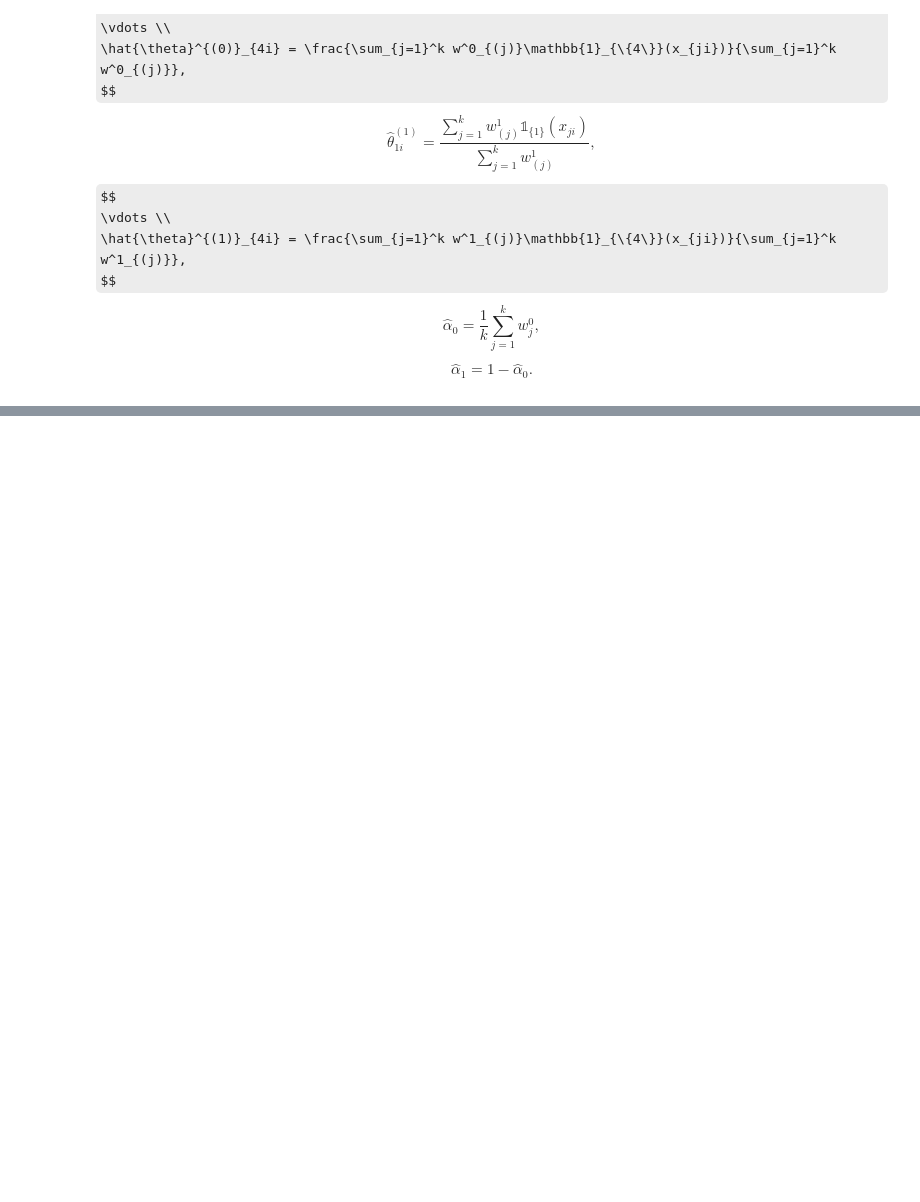
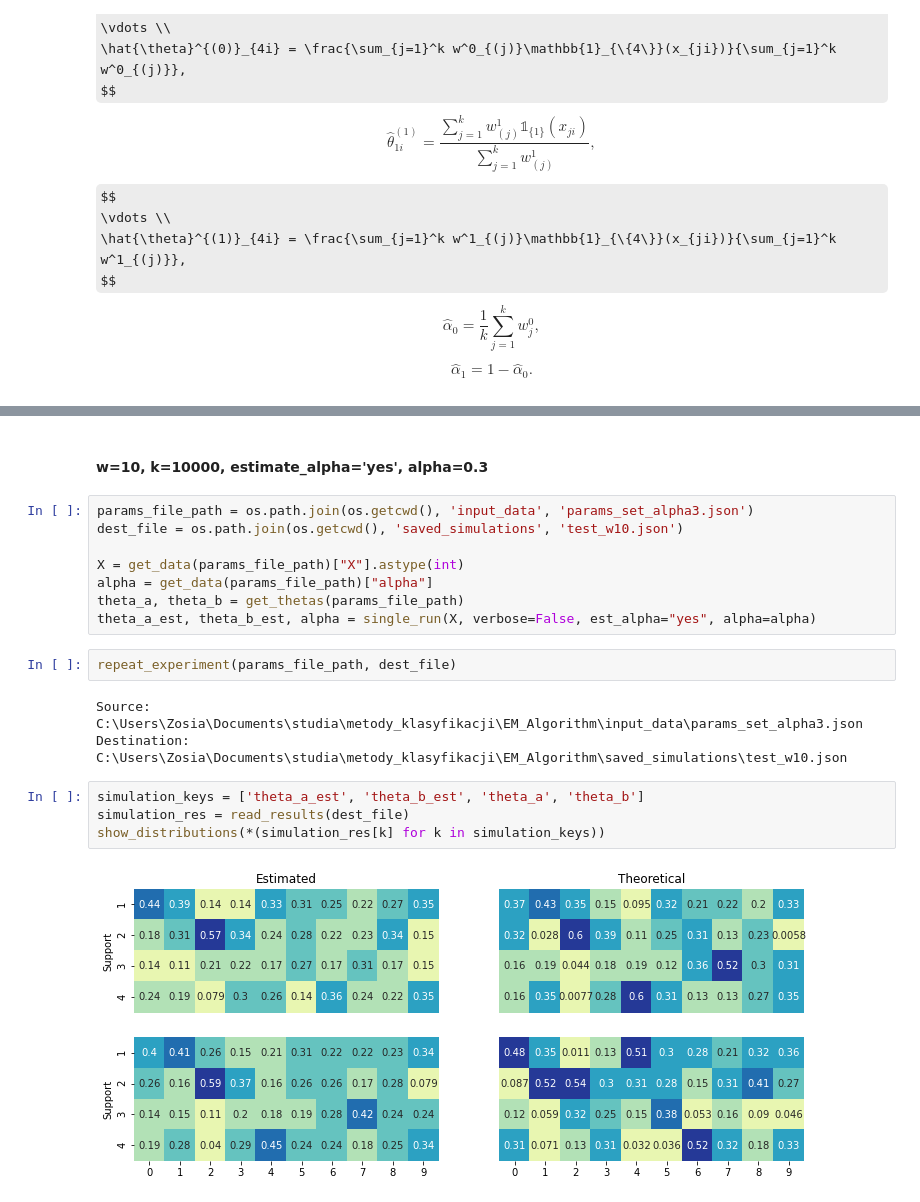
Before and after one commit to keroiw/EM_Algorithm, a Jupyter notebook: em_raport.ipynb, the cells around one changed output, grey strips where cells are left out. Saved outputs shown, nothing was run; the diff lists cells and outputs as text; some formulas as TeX source; blank space fills up the shorter version.

```diff
--- a/em_raport.ipynb
+++ b/em_raport.ipynb
@@ -203,0 +168,21 @@ show_distributions(*(simulation_res[k] for k in simulation_keys))
+# %% [markdown]
+#### w=10, k=10000, estimate_alpha='yes', alpha=0.3
+# %%
+params_file_path = os.path.join(os.getcwd(), 'input_data', 'params_set_alpha3.json')
+dest_file = os.path.join(os.getcwd(), 'saved_simulations', 'test_w10.json')
+
+X = get_data(params_file_path)["X"].astype(int)
+alpha = get_data(params_file_path)["alpha"]
+theta_a, theta_b = get_thetas(params_file_path)
+theta_a_est, theta_b_est, alpha = single_run(X, verbose=False, est_alpha="yes", alpha=alpha)
+# %%
+repeat_experiment(params_file_path, dest_file)
+# %% [output]
+Source: C:\Users\Zosia\Documents\studia\metody_klasyfikacji\EM_Algorithm\input_data\params_set_alpha3.json
+Destination: C:\Users\Zosia\Documents\studia\metody_klasyfikacji\EM_Algorithm\saved_simulations\test_w10.json
+# %%
+simulation_keys = ['theta_a_est', 'theta_b_est', 'theta_a', 'theta_b']
+simulation_res = read_results(dest_file)
+show_distributions(*(simulation_res[k] for k in simulation_keys))
+# %% [output]
+[figure, added]
```
Also changed, not shown: parts of 38 cells of this notebook.
